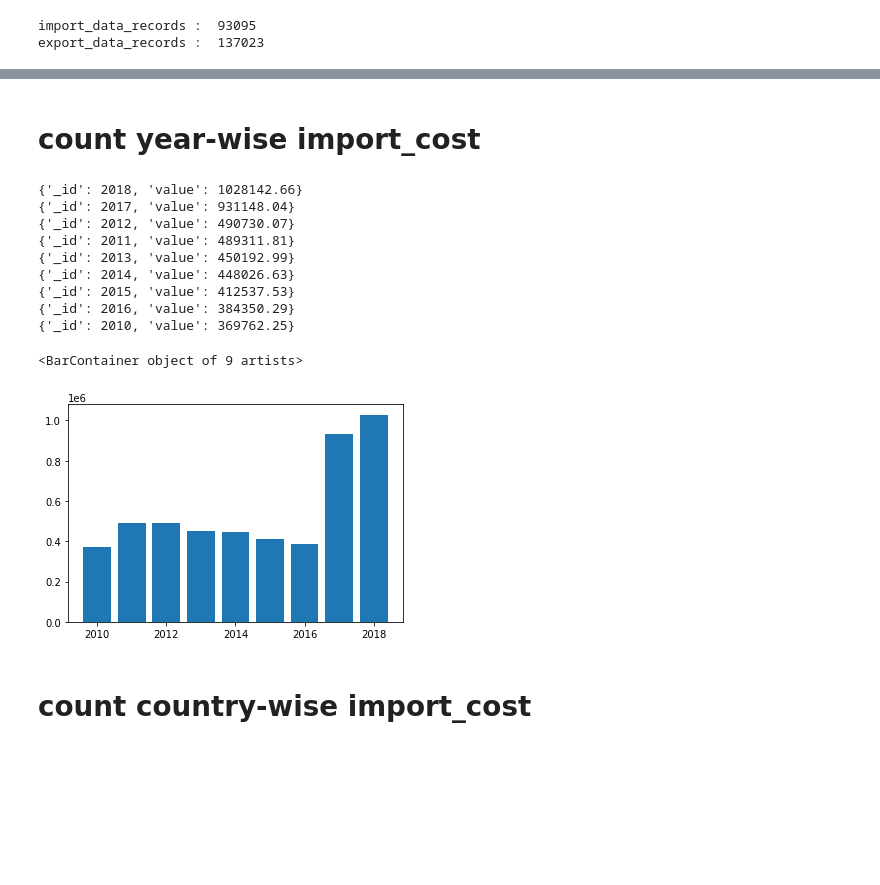
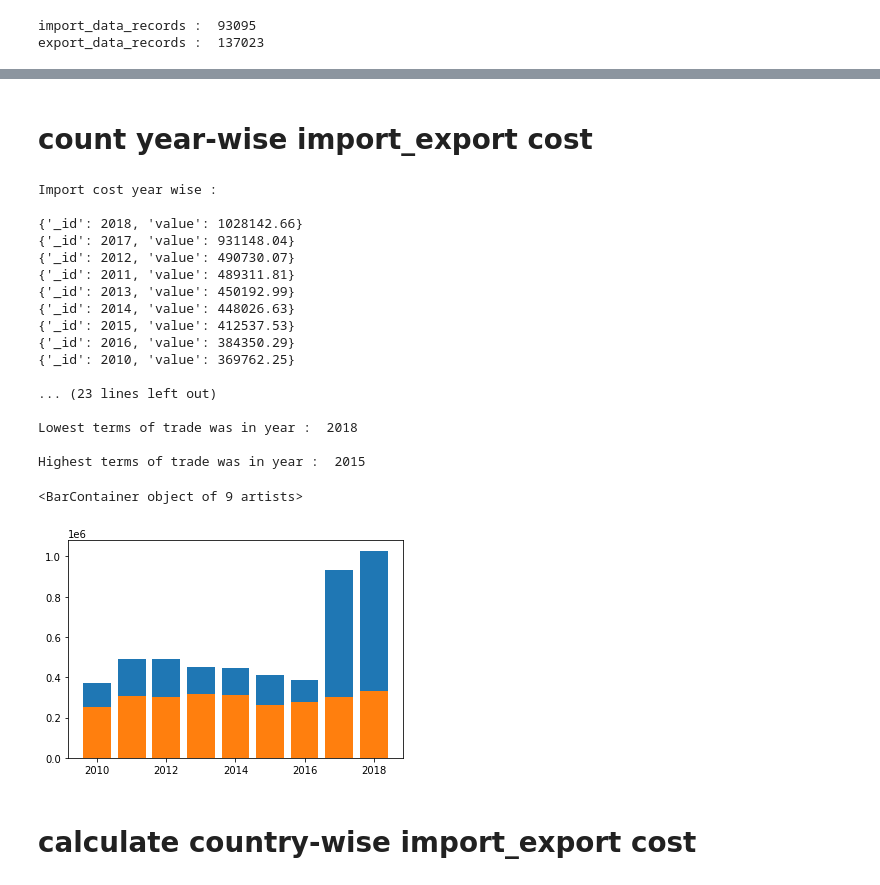
Before and after one commit to Avi-chauhan/Import-export-analysis, a Jupyter notebook: Analysis on Indian import-export (2010-2018).ipynb, the cells around one changed output, grey strips where cells are left out. Saved outputs shown, nothing was run; the diff lists cells and outputs as text; code cells hidden in the pictures; blank space fills up the shorter version.

```diff
--- a/Analysis on Indian import-export (2010-2018).ipynb
+++ b/Analysis on Indian import-export (2010-2018).ipynb
@@ -59,16 +57,7 @@ export_data_records :  137023
 # %%
 #sample record
+print("Sample import Record : \n")
 pprint.pprint(import_data.find_one())
-total_cost=import_data.aggregate([ {
-    "$group": {
-        "_id": 'null',
-        "total": {
-            "$sum": "$value_million_dollar"
-        }
-    }
-} ] )
-print()
-for i in total_cost:
-    print("Total import cost : ",i['total']," m$")
-print("average cost per commodity : ",i['total']/import_data.count_documents({})," m$")
+print("\nSample export Record : \n")
+pprint.pprint(export_data.find_one())
 # %% [output]
@@ -129,35 +216,76 @@ plt.bar(commodity[0:5], cost[0:5],width=0.1)
 # %% [markdown]
-# count year-wise import_cost
+# count year-wise import_export cost
 # %%
 import matplotlib.pyplot as plt
-yearwise_cost = import_data.aggregate(
+yearwise_import_cost = import_data.aggregate(
     [{"$group" :
       {"_id":"$year",
        "value":{"$sum":"$value_million_dollar"}
       }},{ "$sort" : { "value" : -1 } }
     ])
-years=[]
-cost=[]
-for i in yearwise_cost:
-    years.append(i['_id'])
-    cost.append(i['value'])
+import_years=[]
+import_cost=[]
+print("Import cost year wise : \n")
+for i in yearwise_import_cost:
+    import_years.append(i['_id'])
+    import_cost.append(i['value'])
+    print(i)
+
+#export data starts ...
+
+yearwise_export_gain = export_data.aggregate(
+    [{"$group" :
+      {"_id":"$year",
+       "value":{"$sum":"$value_million_dollar"}
+      }},{ "$sort" : { "value" : -1 } }
+    ])
+
+export_years=[]
+export_gain=[]
+
+print("\nExport gain year wise : \n")
+for i in yearwise_export_gain:
+    export_years.append(i['_id'])
+    export_gain.append(i['value'])
     print(i)
 
 
-plt.bar(years, cost)
+
+print("\nYearwise export-to-import ratio : \n ")
+export_import_ratio = dict()
+for i in range(len(export_years)):
+    export_import_ratio[export_years[i]]=(export_gain[i]/import_cost[i])
+    print(export_years[i]," ratio : ",export_import_ratio[export_years[i]])
+
+key_max = max(export_import_ratio.keys(), key=(lambda k: export_import_ratio[k]))
+key_min = min(export_import_ratio.keys(), key=(lambda k: export_import_ratio[k]))
+
+print("\nLowest terms of trade was in year : ",key_min)
+print("\nHighest terms of trade was in year : ",key_max)
+
+plt.bar(import_years, import_cost)
+plt.bar(export_years, export_gain)
 # %% [output]
+Import cost year wise :
+
 {'_id': 2018, 'value': 1028142.66}
 {'_id': 2017, 'value': 931148.04}
 {'_id': 2012, 'value': 490730.07}
 {'_id': 2011, 'value': 489311.81}
 {'_id': 2013, 'value': 450192.99}
 {'_id': 2014, 'value': 448026.63}
 {'_id': 2015, 'value': 412537.53}
 {'_id': 2016, 'value': 384350.29}
 {'_id': 2010, 'value': 369762.25}
+
+... (23 lines left out)
+
+Lowest terms of trade was in year :  2018
+
+Highest terms of trade was in year :  2015
 <BarContainer object of 9 artists>
-[figure, old version]
+[figure, new version]
 # %% [markdown]
-# count country-wise import_cost
+# calculate country-wise import_export cost
 # %%
 import matplotlib.pyplot as plt
```
Also changed, not shown: parts of 12 cells of this notebook, 2 other files.
